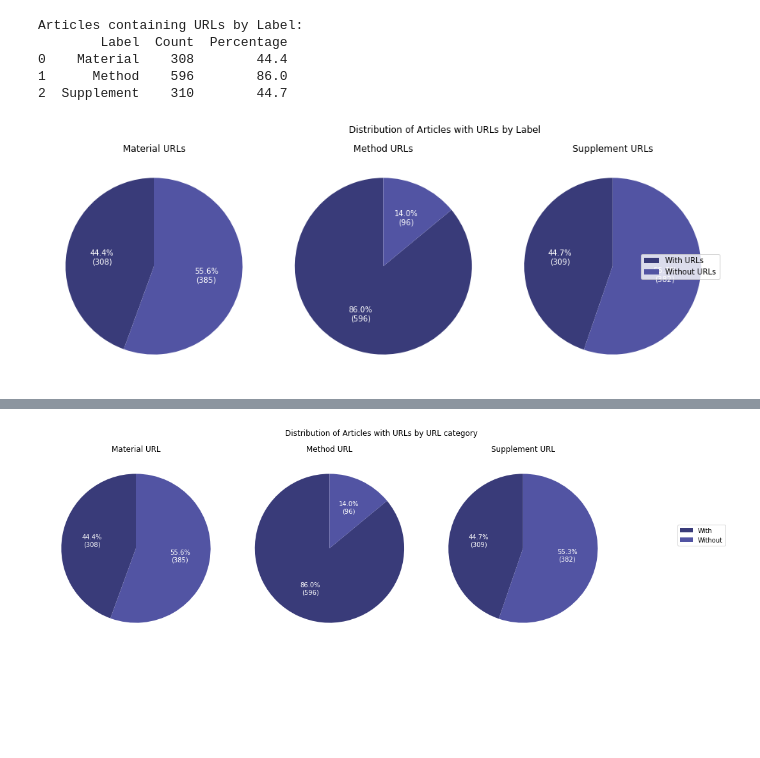
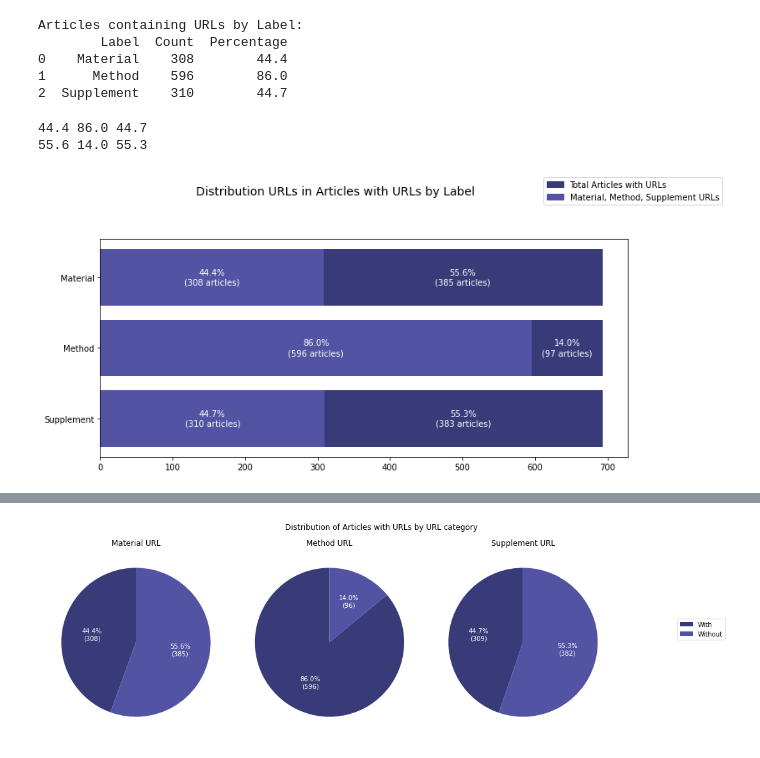
Before and after one commit to phantomloe/Thesis, a Jupyter notebook: Code/classifier_SciBERT_v2.ipynb, the cells around one changed output, grey strips where cells are left out. Drawn from its saved outputs; the diff is of its cells as text; code cells hidden in the pictures; blank space fills up the shorter version.

```diff
--- a/Code/classifier_SciBERT_v2.ipynb
+++ b/Code/classifier_SciBERT_v2.ipynb
@@ -1366,35 +1364,3 @@ Articles containing URLs by Label:
 0    Material    308        44.4
 1      Method    596        86.0
 2  Supplement    310        44.7
-# %%
-# Create three pie charts
-fig, axs = plt.subplots(1, 3, figsize=(15, 5))
-
-# Use the same colors for 'With' and 'Without'
-colors = plt.cm.tab20b.colors[:2]
-
-# Pie chart for 'Material'
-sizes_material = [material_count, total_articles - material_count]
-axs[0].pie(sizes_material, autopct=lambda p: f'{p:.1f}%\n({int(p * total_articles / 100)})', startangle=90, colors=colors, textprops={'color': 'white'})
-axs[0].set_title('Material URLs')
-
-# Pie chart for 'Method'
-sizes_method = [method_count, total_articles - method_count]
-axs[1].pie(sizes_method, autopct=lambda p: f'{p:.1f}%\n({int(p * total_articles / 100)})', startangle=90, colors=colors, textprops={'color': 'white'})
-axs[1].set_title('Method URLs')
-
-# Pie chart for 'Supplement'
-sizes_supplement = [supplement_count, total_articles - supplement_count]
-axs[2].pie(sizes_supplement, autopct=lambda p: f'{p:.1f}%\n({int(p * total_articles / 100)})', startangle=90, colors=colors, textprops={'color': 'white'})
-axs[2].set_title('Supplement URLs')
-
-# Add legend
-legend_labels = ['With URLs', 'Without URLs']
-axs[2].legend(legend_labels, loc='right')
-
-fig.suptitle('Distribution of Articles with URLs by Label')
-plt.tight_layout(rect=[0, 0, 0.85, 1])
-#plt.savefig('../Results/graphics/NeuroImage_Articles_URLsDistributionByLabel.png')
-plt.show()
-# %% [output]
-[figure, removed]
@@ -1400,0 +1380,6 @@ plt.show()
+# %%
+print(material_percentage, method_percentage, supplement_percentage)
+print(pct_wo_material, pct_wo_method, pct_wo_supplement)
+# %% [output]
+44.4 86.0 44.7
+55.6 14.0 55.3
@@ -1400,0 +1400,33 @@ plt.show()
+# %%
+colors = plt.cm.tab20b.colors[:3]
+fig, ax = plt.subplots(figsize=(10, 5))
+
+# Bar for 'Supplement URLs'
+ax.barh('Supplement', total_articles, color=colors[0])
+ax.barh('Supplement', supplement_count, color=colors[1])
+ax.text(supplement_count / 2, 0, f'{supplement_percentage:.1f}%\n({supplement_count} articles)', color='white', ha='center', va='center')
+ax.text((total_articles + supplement_count) / 2, 0, f'{pct_wo_supplement:.1f}%\n({wo_supplement} articles)', color='white', ha='center', va='center')
+
+# Bar for 'Method URLs'
+ax.barh('Method', total_articles, color=colors[0])
+ax.barh('Method', method_count, color=colors[1])
+ax.text(method_count / 2, 1, f'{method_percentage:.1f}%\n({method_count} articles)', color='white', ha='center', va='center')
+ax.text((total_articles + method_count) / 2, 1, f'{pct_wo_method:.1f}%\n({wo_method} articles)', color='white', ha='center', va='center')
+
+# Bar for 'Material URLs'
+ax.barh('Material', total_articles, color=colors[0])
+ax.barh('Material', material_count, color=colors[1])
+ax.text(material_count / 2, 2, f'{material_percentage:.1f}%\n({material_count} articles)', color='white', ha='center', va='center')
+ax.text((total_articles + material_count) / 2, 2, f'{pct_wo_material:.1f}%\n({wo_material} articles)', color='white', ha='center', va='center')
+
+fig.suptitle('Distribution URLs in Articles with URLs by Label', fontsize=14)
+
+legend_elements = [Patch(color=colors[0], label='Total Articles with URLs'),
+                   Patch(color=colors[1], label='Material, Method, Supplement URLs')]
+fig.legend(handles=legend_elements, loc='upper right', bbox_to_anchor=(1.15, 1.02))
+
+plt.tight_layout(rect=[0, 0, 1, 0.9])
+plt.savefig('../Results/graphics/NeuroImage_Articles_URLsDistributionByLabel_Bars.png')
+plt.show()
+# %% [output]
+[figure, added]
```
Also changed, not shown: parts of 8 cells of this notebook, 14 other files.
